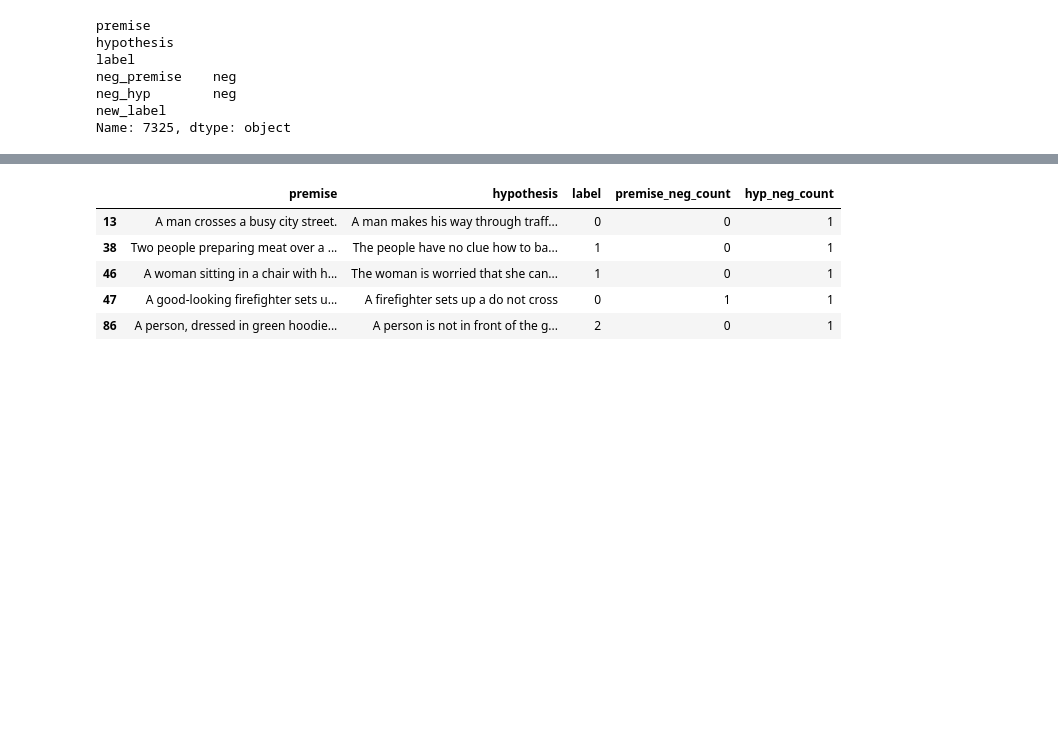
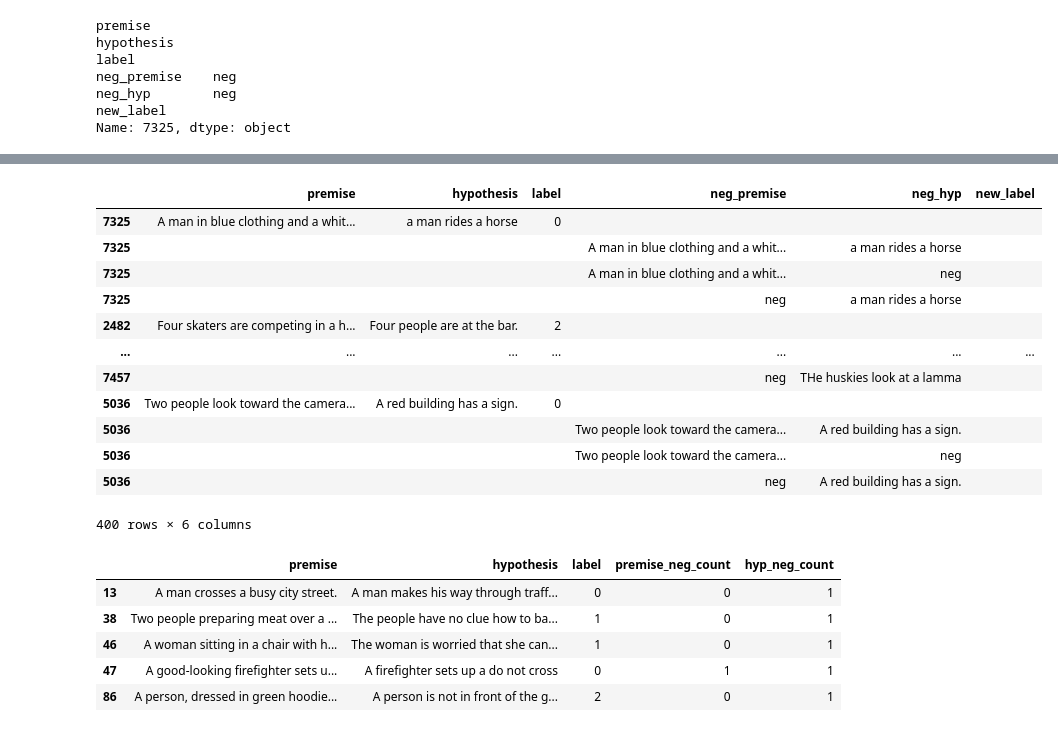
Before and after one commit to Serebryanskiy/nli, a Jupyter notebook: snli.ipynb, the cells around one changed output, grey strips where cells are left out. Cells and saved outputs as stored; diff of their text form; code cells hidden in the pictures; blank space fills up the shorter version.

```diff
--- a/snli.ipynb
+++ b/snli.ipynb
@@ -842,11 +852,11 @@ exc_df = []
 for index, row in neg_df.iterrows():
     row_copy = row.copy()
     exc_df.append(row_copy.to_frame().T)
-    row_copy[:] = ['', '', '', row_copy.premise, row_copy.hypothesis, '']
+    row_copy[:] = ['', '', '', row.premise, row.hypothesis, '']
     exc_df.append(row_copy.to_frame().T)
-    row_copy[:] = ['', '', '', 'pos', 'neg', '']
+    row_copy[:] = ['', '', '', row.premise, 'neg', '']
     exc_df.append(row_copy.to_frame().T)
-    row_copy[:] = ['', '', '', 'neg', 'pos', '']
+    row_copy[:] = ['', '', '', 'neg', row.hypothesis, '']
     exc_df.append(row_copy.to_frame().T)
 
 exc_df = pd.concat(exc_df, 0)
@@ -869,3 +864,19 @@ exc_df.to_excel('new_data.xlsx')
+# %%
+exc_df
+# %% [output]
+|  | premise | hypothesis | label | neg_premise | neg_hyp | new_label |
+| 7325 | A man in blue clothing and a whit... | a man rides a horse | 0 |  |  |  |
+| 7325 |  |  |  | A man in blue clothing and a whit... | a man rides a horse |  |
+| 7325 |  |  |  | A man in blue clothing and a whit... | neg |  |
+| 7325 |  |  |  | neg | a man rides a horse |  |
+| 2482 | Four skaters are competing in a h... | Four people are at the bar. | 2 |  |  |  |
+| ... | ... | ... | ... | ... | ... | ... |
+| 7457 |  |  |  | neg | THe huskies look at a lamma |  |
+| 5036 | Two people look toward the camera... | A red building has a sign. | 0 |  |  |  |
+| 5036 |  |  |  | Two people look toward the camera... | A red building has a sign. |  |
+| 5036 |  |  |  | Two people look toward the camera... | neg |  |
+| 5036 |  |  |  | neg | A red building has a sign. |  |
+400 rows × 6 columns
 # %%
 neg_df.loc[neg_df.hyp_neg_count > 0]
 # %% [output]
```
Also changed, not shown: parts of 2 cells of this notebook, 1 other file.
